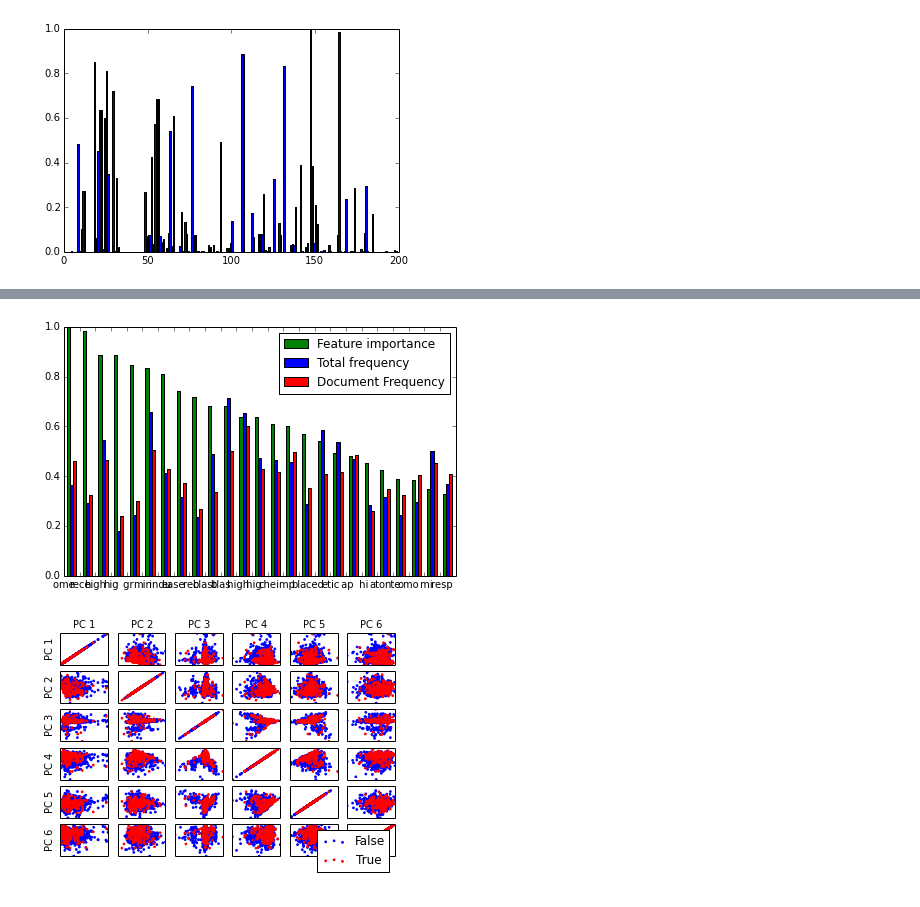
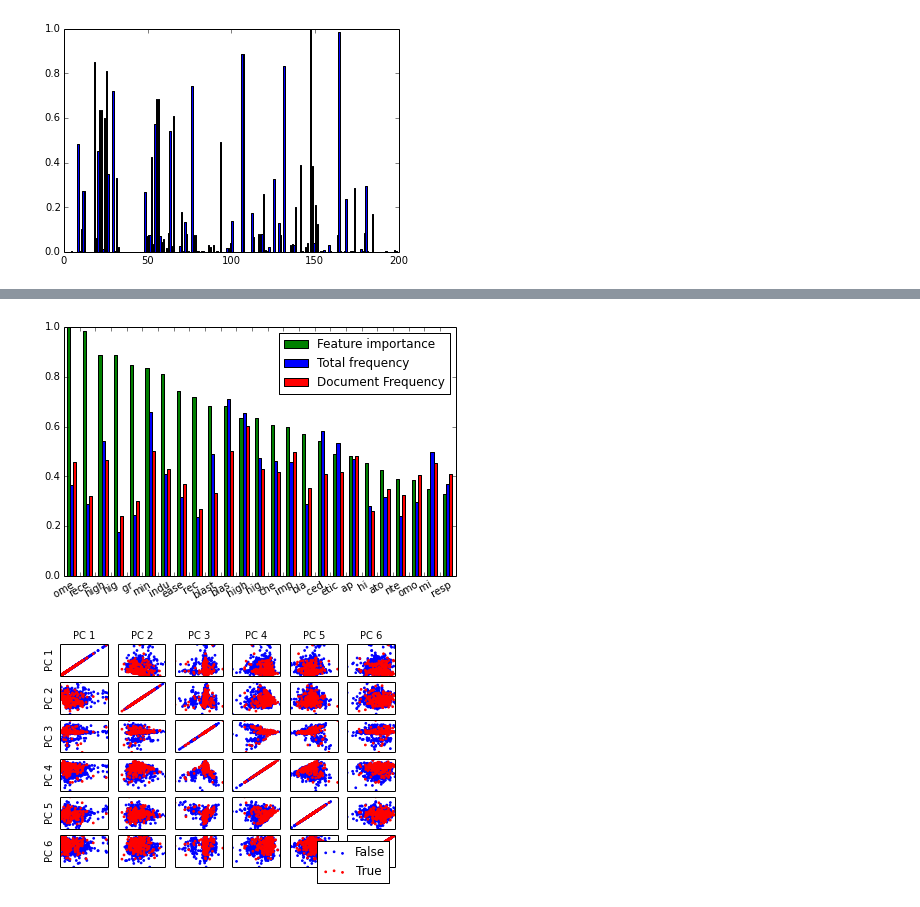
Before and after one commit to jacobboy/spring14, a Jupyter notebook: Graphin.ipynb, the cells around one changed output, grey strips where cells are left out. Drawn from its saved outputs; the diff is of its cells as text; code cells hidden in the pictures.

```diff
--- a/Graphin.ipynb
+++ b/Graphin.ipynb
@@ -123,14 +123,15 @@ for x, y in zip(top_percents[sort][:25], top_names[sort][:25]):
 # %%
 X_indices = np.arange(25)
 plt.bar(X_indices + .2, scores[sort][:25], width=.2, label="Feature importance", color='g')
 plt.bar(X_indices +.4, relfreq[sort][:25], width=.2, label="Total frequency", color='b')
 plt.bar(X_indices + .6, percappear[sort][:25], width=.2, label="Document Frequency", color='r')
 plt.xticks(X_indices, top_names[sort][:25])
 plt.legend()
 plt.tight_layout()
+plt.setp(plt.xticks()[1], rotation=30)
 plt.show()
 # %% [output]
-[figure, old version]
+[figure, new version]
 # %%
 sp = np.load('data/SP.25')
 Xt_train = sp.transform(X_train)
```
Also changed, not shown: parts of 5 cells of this notebook.
